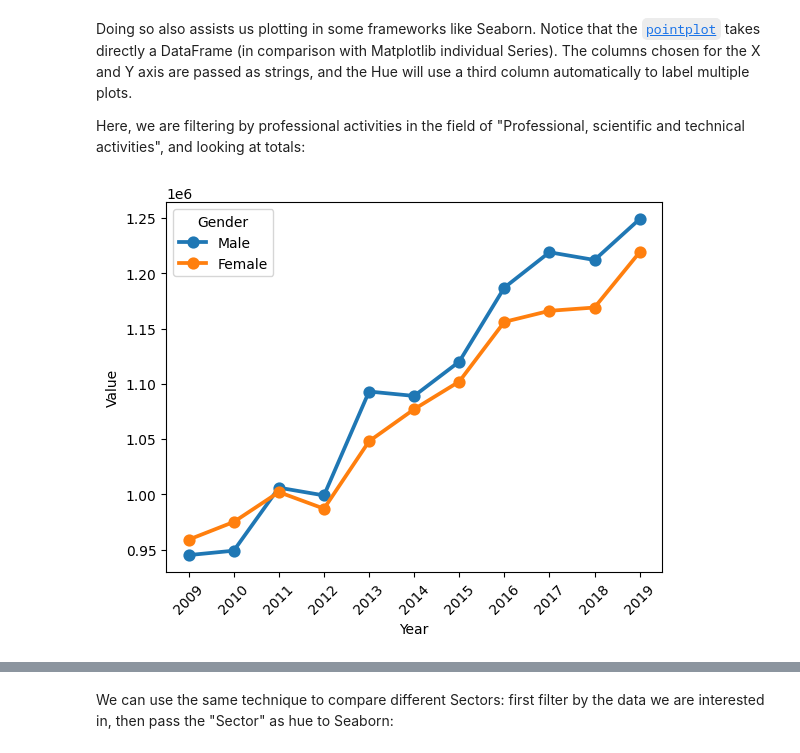
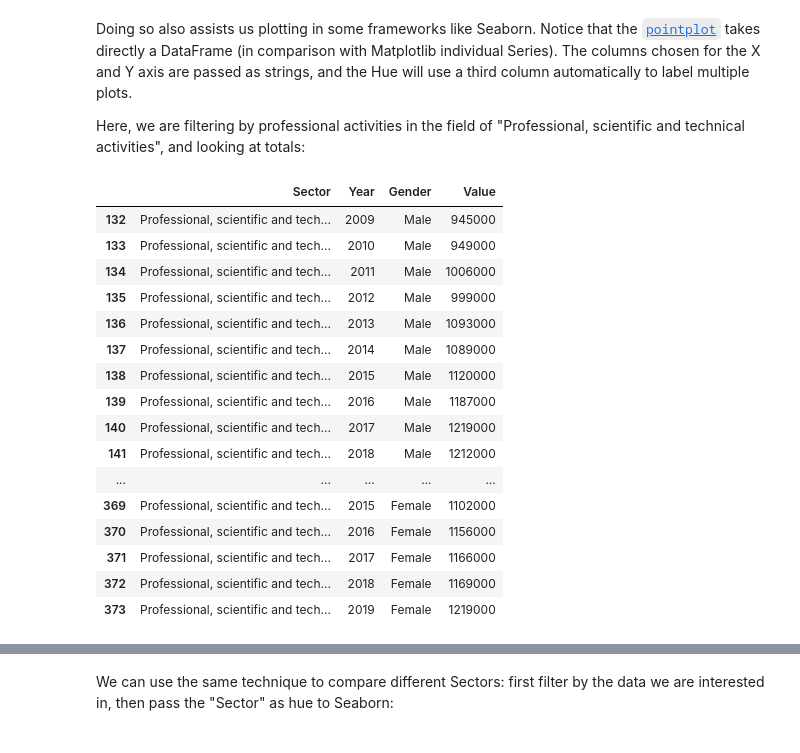
Before and after one commit to bvanelli/python-for-data-analysis, a Jupyter notebook: lessons/lesson09.ipynb, the cells around one changed output, grey strips where cells are left out. Saved outputs shown, nothing was run; the diff lists cells and outputs as text; code cells hidden in the pictures.

```diff
--- a/lessons/lesson09.ipynb
+++ b/lessons/lesson09.ipynb
@@ -157,8 +157,23 @@ Here, we are filtering by professional activities in the field of "Professional,
 # %%
 df_filtered = df_melted[
     (df_melted["Sector"] == "Professional, scientific and technical activities") & (df_melted["Gender"] != "Total")
 ]
-sns.pointplot(x="Year", y="Value", hue="Gender", data=df_filtered)
-plt.xticks(rotation=45);
+df_filtered
 # %% [output]
-[figure, removed]
+|  | Sector | Year | Gender | Value |
+| 132 | Professional, scientific and tech... | 2009 | Male | 945000 |
+| 133 | Professional, scientific and tech... | 2010 | Male | 949000 |
+| 134 | Professional, scientific and tech... | 2011 | Male | 1006000 |
+| 135 | Professional, scientific and tech... | 2012 | Male | 999000 |
+| 136 | Professional, scientific and tech... | 2013 | Male | 1093000 |
+| 137 | Professional, scientific and tech... | 2014 | Male | 1089000 |
+| 138 | Professional, scientific and tech... | 2015 | Male | 1120000 |
+| 139 | Professional, scientific and tech... | 2016 | Male | 1187000 |
+| 140 | Professional, scientific and tech... | 2017 | Male | 1219000 |
+| 141 | Professional, scientific and tech... | 2018 | Male | 1212000 |
+| ... | ... | ... | ... | ... |
+| 369 | Professional, scientific and tech... | 2015 | Female | 1102000 |
+| 370 | Professional, scientific and tech... | 2016 | Female | 1156000 |
+| 371 | Professional, scientific and tech... | 2017 | Female | 1166000 |
+| 372 | Professional, scientific and tech... | 2018 | Female | 1169000 |
+| 373 | Professional, scientific and tech... | 2019 | Female | 1219000 |
```
Also changed, not shown: parts of 14 cells of this notebook.
